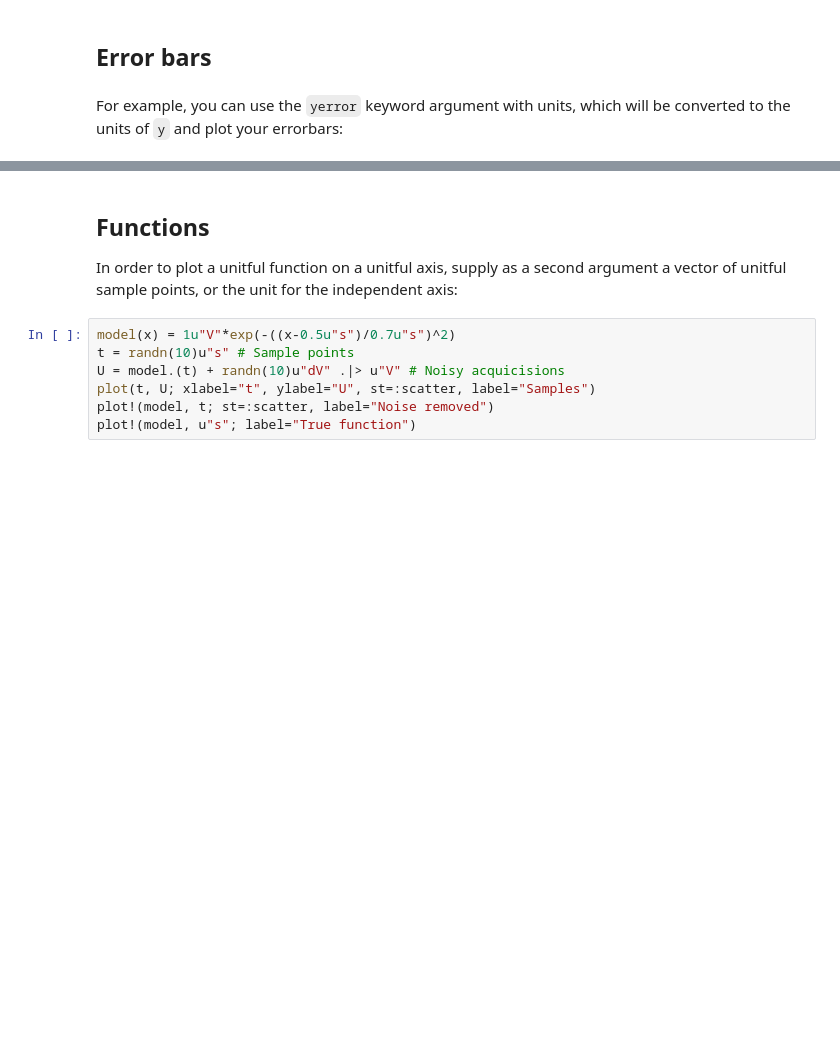
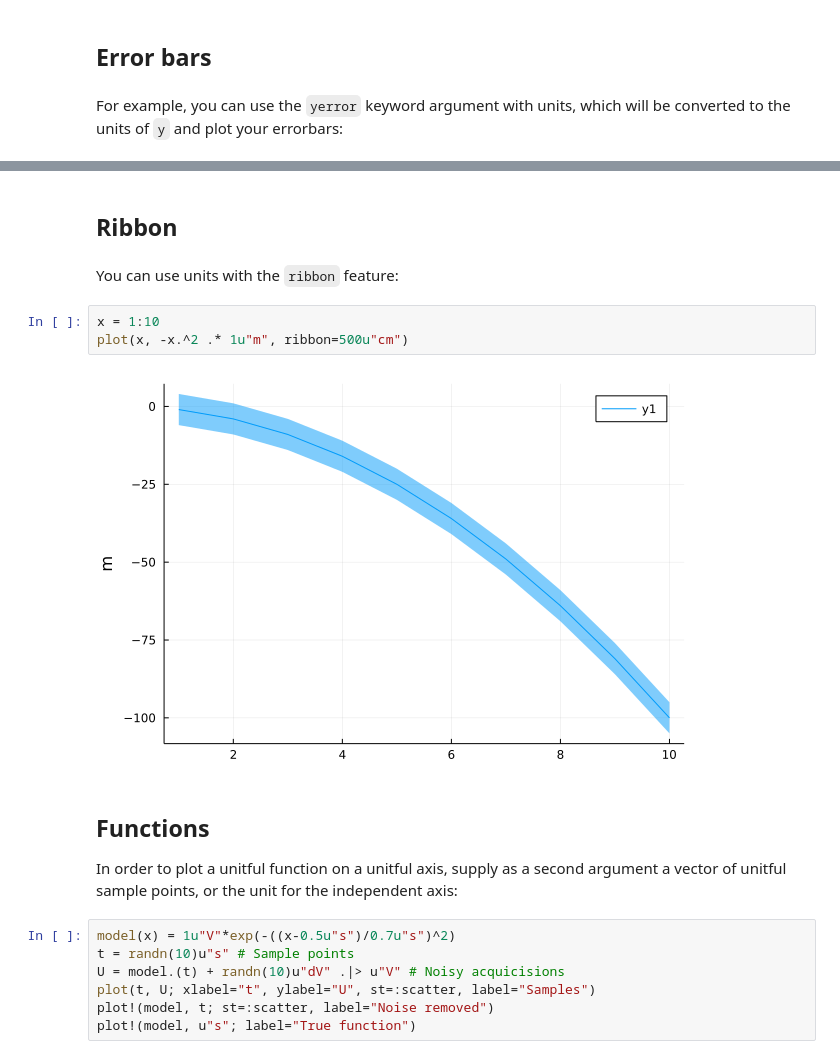
Before and after one commit to jw3126/UnitfulRecipes.jl, a Jupyter notebook: previews/PR66/notebooks/1_Examples.ipynb, the cells around one changed output, grey strips where cells are left out. Saved outputs shown, nothing was run; the diff lists cells and outputs as text; blank space fills up the shorter version.

```diff
--- a/previews/PR66/notebooks/1_Examples.ipynb
+++ b/previews/PR66/notebooks/1_Examples.ipynb
@@ -207,3 +207,12 @@ plot(x, y; yerror, title="My unitful data with yerror bars", lab="")
+# %% [markdown]
+## Ribbon
+# %% [markdown]
+You can use units with the `ribbon` feature:
+# %%
+x = 1:10
+plot(x, -x.^2 .* 1u"m", ribbon=500u"cm")
+# %% [output]
+[figure, added]
 # %% [markdown]
 ## Functions
 
```
Also changed, not shown: parts of 21 cells of this notebook, 5 other files.
